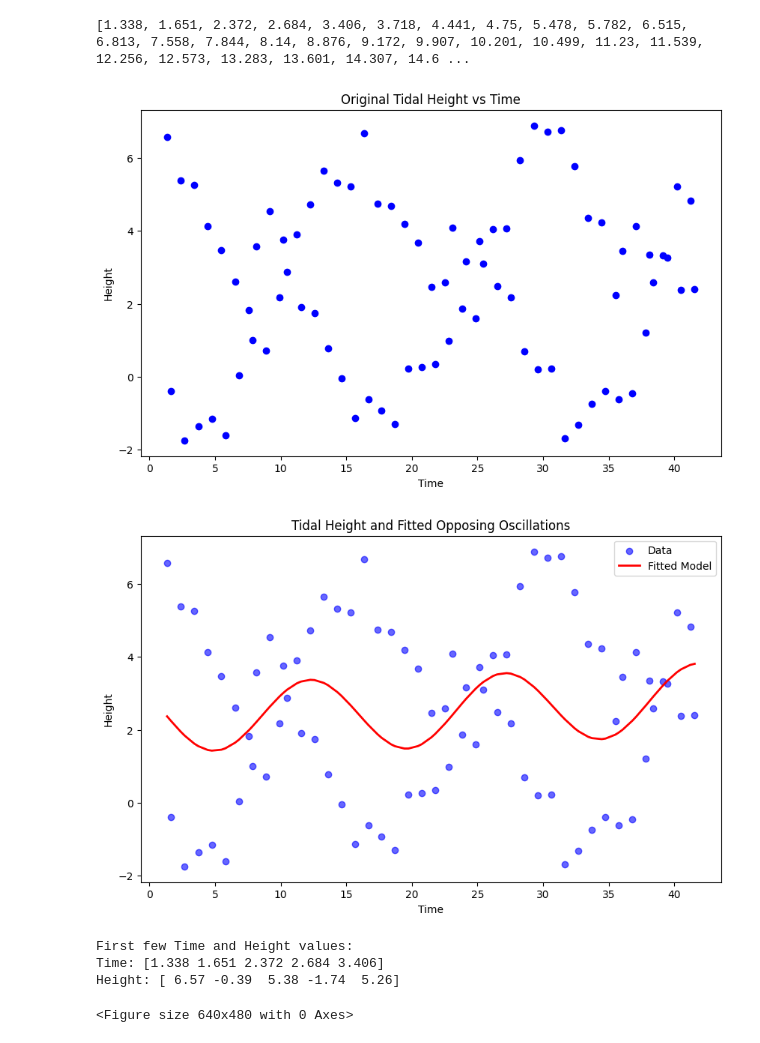
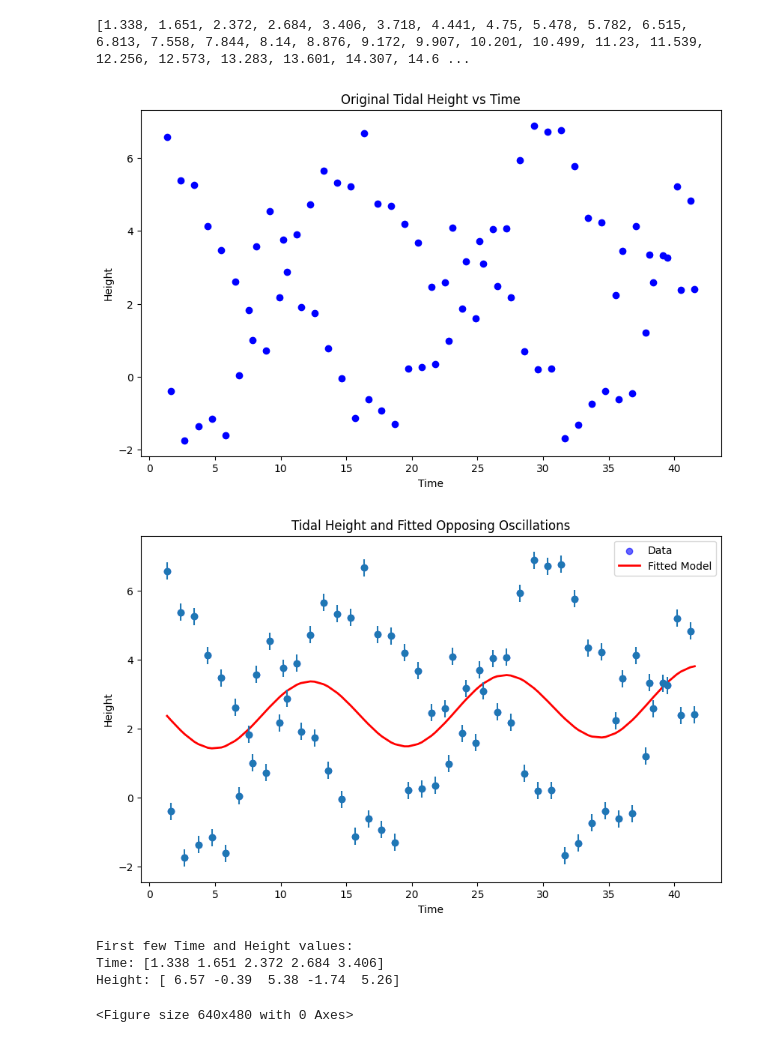
Before and after one commit to l0renGigi123/ASTR19-Project, a Jupyter notebook: Group2_Project.ipynb, the cells around one changed output. Cells and saved outputs as stored; diff of their text form; code cells hidden in the pictures.

```diff
--- a/Group2_Project.ipynb
+++ b/Group2_Project.ipynb
@@ -55,34 +55,38 @@ p0 = [6.57, -0.39, 2 * np.pi / 12, 2 * np.pi / 24, 0, np.pi, 2.,2.]
 
 #define sigma for curve_fit
 sigma = np.full(len(height), 0.25)
 
 # Fit the model to the data using curve_fit
 params, params_cov = curve_fit(tidal_model, day, height, p0=p0, sigma = sigma)
 
 # Generate the fitted curve using the fitted parameters
 fitted_heights = tidal_model(time, *params)
 
 # Plot the data and the fitted curve
 plt.figure(figsize=(10, 6))
 plt.scatter(time, height, color='b', label="Data", alpha=0.6)
 plt.plot(time, fitted_heights, 'r-', label="Fitted Model", linewidth=2)
 plt.xlabel("Time")
 plt.ylabel("Height")
 plt.title("Tidal Height and Fitted Opposing Oscillations")
 plt.legend()
 
+#Error of 0.25
+y_err = np.full(len(height), 0.25)
+plt.errorbar(time, height,yerr=y_err,fmt='o')
+
 #savefig
 
 plt.show()
 plt.savefig('Height_and_Fitted_Curve.pdf')
 # Print out the first few values of the day and height data to check
 print("First few Time and Height values:")
 print(f"Time: {time[:5]}")
 print(f"Height: {height[:5]}")
 # %% [output]
 [1.338, 1.651, 2.372, 2.684, 3.406, 3.718, 4.441, 4.75, 5.478, 5.782, 6.515, 6.813, 7.558, 7.844, 8.14, 8.876, 9.172, 9.907, 10.201, 10.499, 11.23, 11.539, 12.256, 12.573, 13.283, 13.601, 14.307, 14.6 ...
 [figure]
-[figure, old version]
+[figure, new version]
 First few Time and Height values:
 Time: [1.338 1.651 2.372 2.684 3.406]
 Height: [ 6.57 -0.39  5.38 -1.74  5.26]
```
